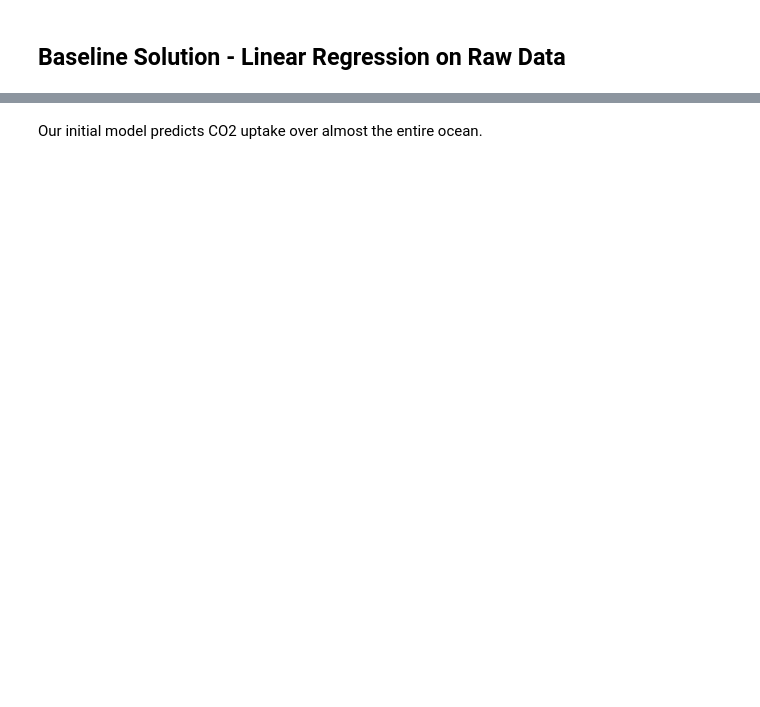
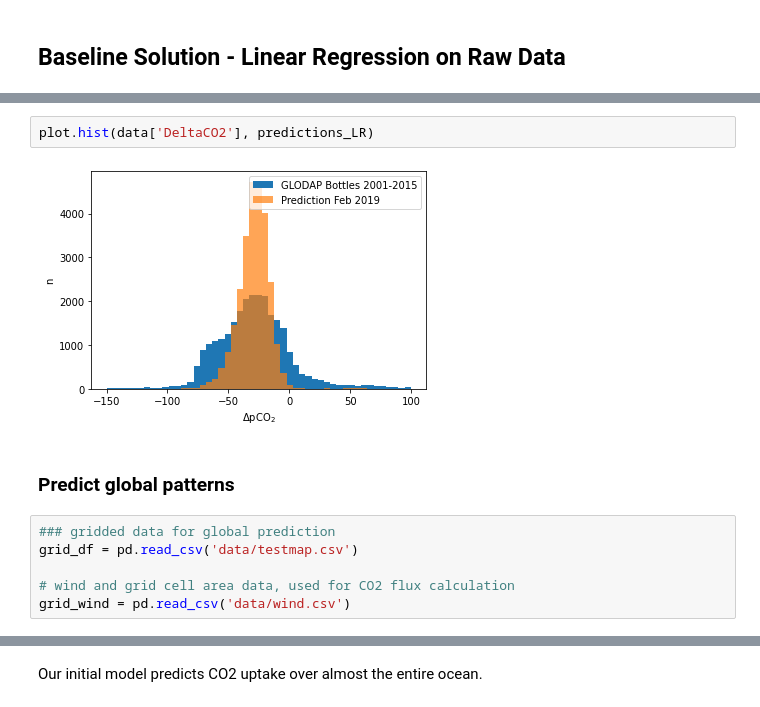
Before and after one commit to oscarbranson/ai4er_ocean, a Jupyter notebook: OceanCarbon.ipynb, the cells around one changed output, grey strips where cells are left out. Cells and saved outputs as stored; diff of their text form; blank space fills up the shorter version.

```diff
--- a/OceanCarbon.ipynb
+++ b/OceanCarbon.ipynb
@@ -194,0 +111,12 @@ plot_grid(pred_DeltaCO2)
+# %%
+plot.hist(data['DeltaCO2'], predictions_LR)
+# %% [output]
+[figure, added]
+# %% [markdown]
+### Predict global patterns
+# %%
+### gridded data for global prediction
+grid_df = pd.read_csv('data/testmap.csv')
+
+# wind and grid cell area data, used for CO2 flux calculation
+grid_wind = pd.read_csv('data/wind.csv')
```
Also changed, not shown: parts of 16 cells of this notebook.
